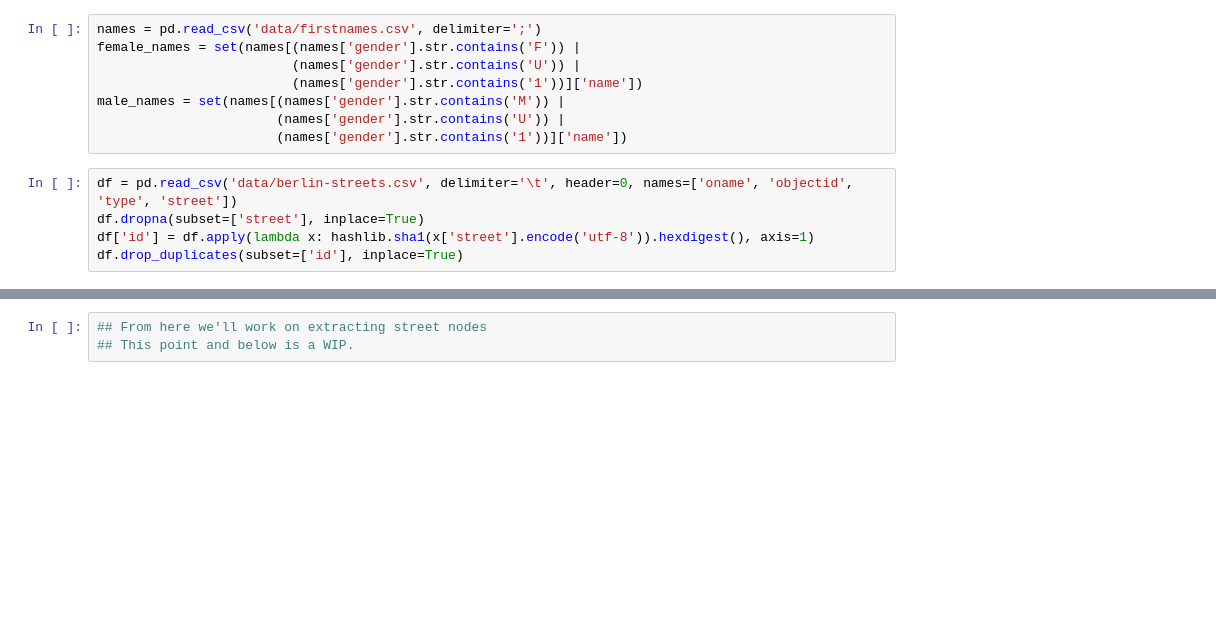
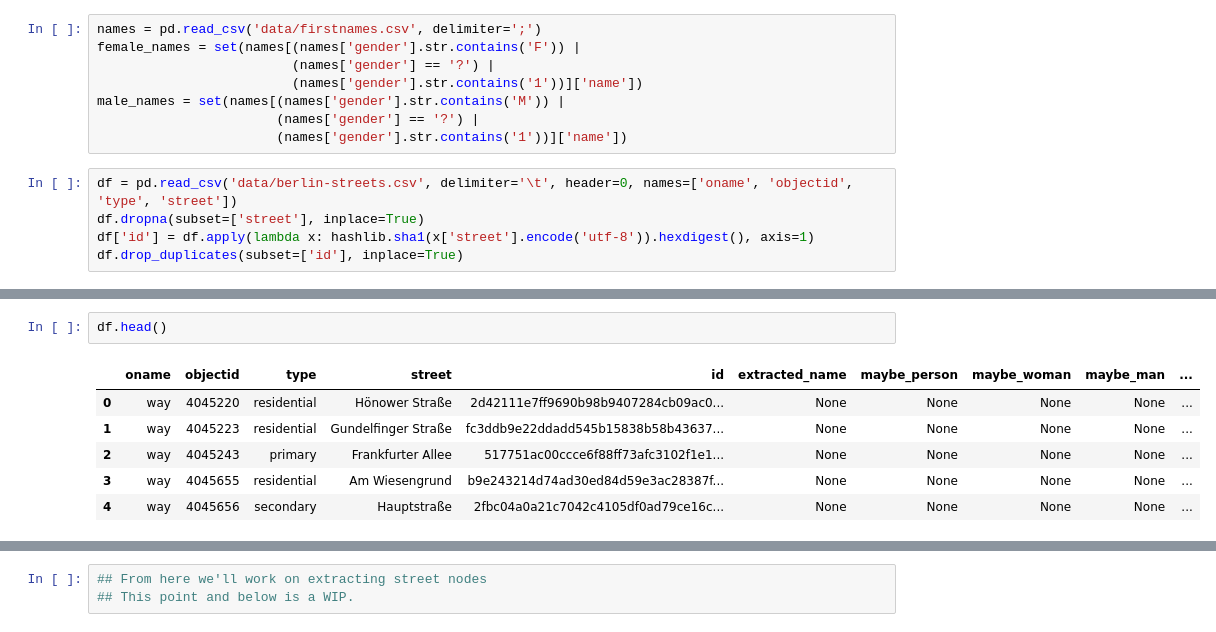
Before and after one commit to Gorcenski/women-streets-berlin, a Jupyter notebook: explore-street-names.ipynb, the cells around one changed output, grey strips where cells are left out. Saved outputs shown, nothing was run; the diff lists cells and outputs as text; blank space fills up the shorter version.

```diff
--- a/explore-street-names.ipynb
+++ b/explore-street-names.ipynb
@@ -4,10 +7,10 @@ import pandas as pd
 # %%
 names = pd.read_csv('data/firstnames.csv', delimiter=';')
 female_names = set(names[(names['gender'].str.contains('F')) |
-                         (names['gender'].str.contains('U')) |
+                         (names['gender'] == '?') |
                          (names['gender'].str.contains('1'))]['name'])
 male_names = set(names[(names['gender'].str.contains('M')) |
-                       (names['gender'].str.contains('U')) |
+                       (names['gender'] == '?') |
                        (names['gender'].str.contains('1'))]['name'])
 # %%
 df = pd.read_csv('data/berlin-streets.csv', delimiter='\t', header=0, names=['oname', 'objectid', 'type', 'street'])
@@ -69,0 +43,9 @@ Name: type, dtype: int64
+# %%
+df.head()
+# %% [output]
+|  | oname | objectid | type | street | id | extracted_name | maybe_person | maybe_woman | maybe_man | ... |
+| 0 | way | 4045220 | residential | Hönower Straße | 2d42111e7ff9690b98b9407284cb09ac0... | None | None | None | None | ... |
+| 1 | way | 4045223 | residential | Gundelfinger Straße | fc3ddb9e22ddadd545b15838b58b43637... | None | None | None | None | ... |
+| 2 | way | 4045243 | primary | Frankfurter Allee | 517751ac00ccce6f88ff73afc3102f1e1... | None | None | None | None | ... |
+| 3 | way | 4045655 | residential | Am Wiesengrund | b9e243214d74ad30ed84d59e3ac28387f... | None | None | None | None | ... |
+| 4 | way | 4045656 | secondary | Hauptstraße | 2fbc04a0a21c7042c4105df0ad79ce16c... | None | None | None | None | ... |
```
Also changed, not shown: parts of 10 cells of this notebook.
